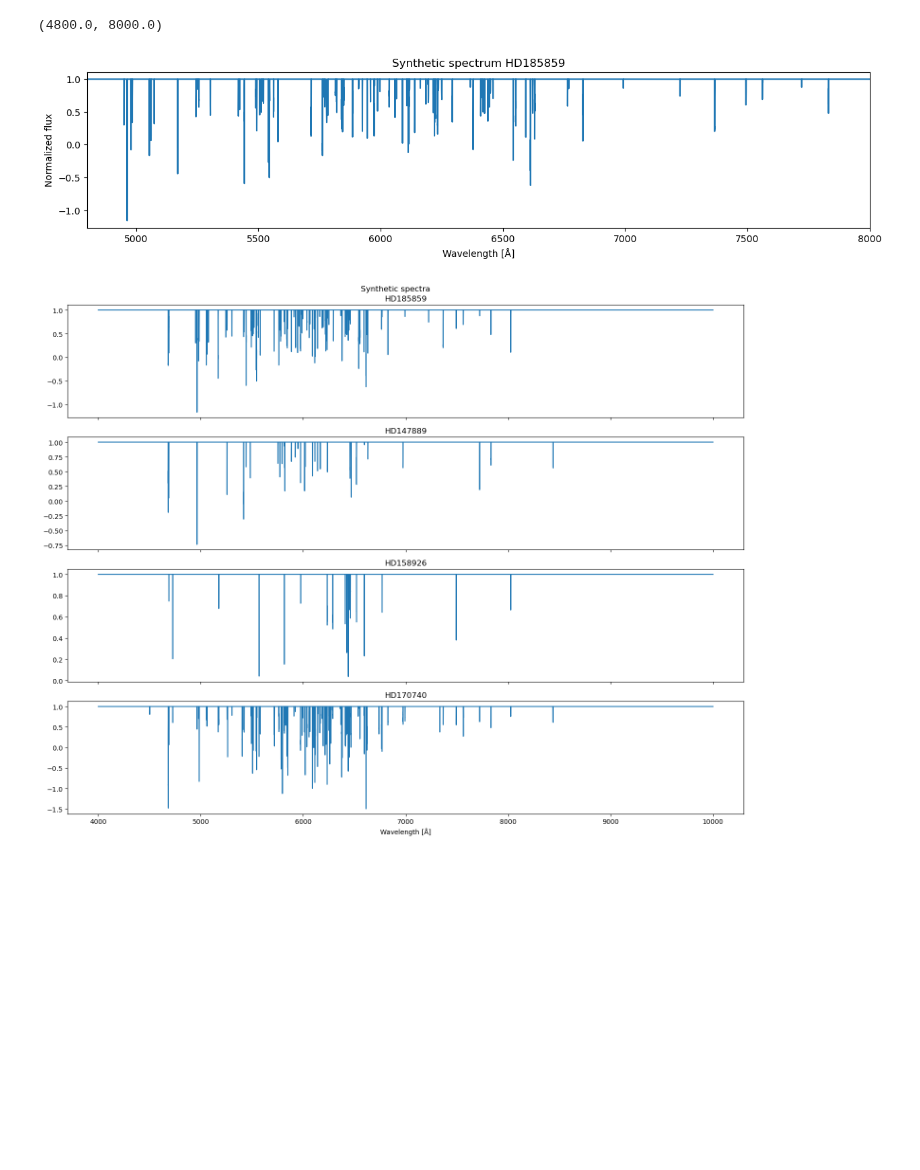
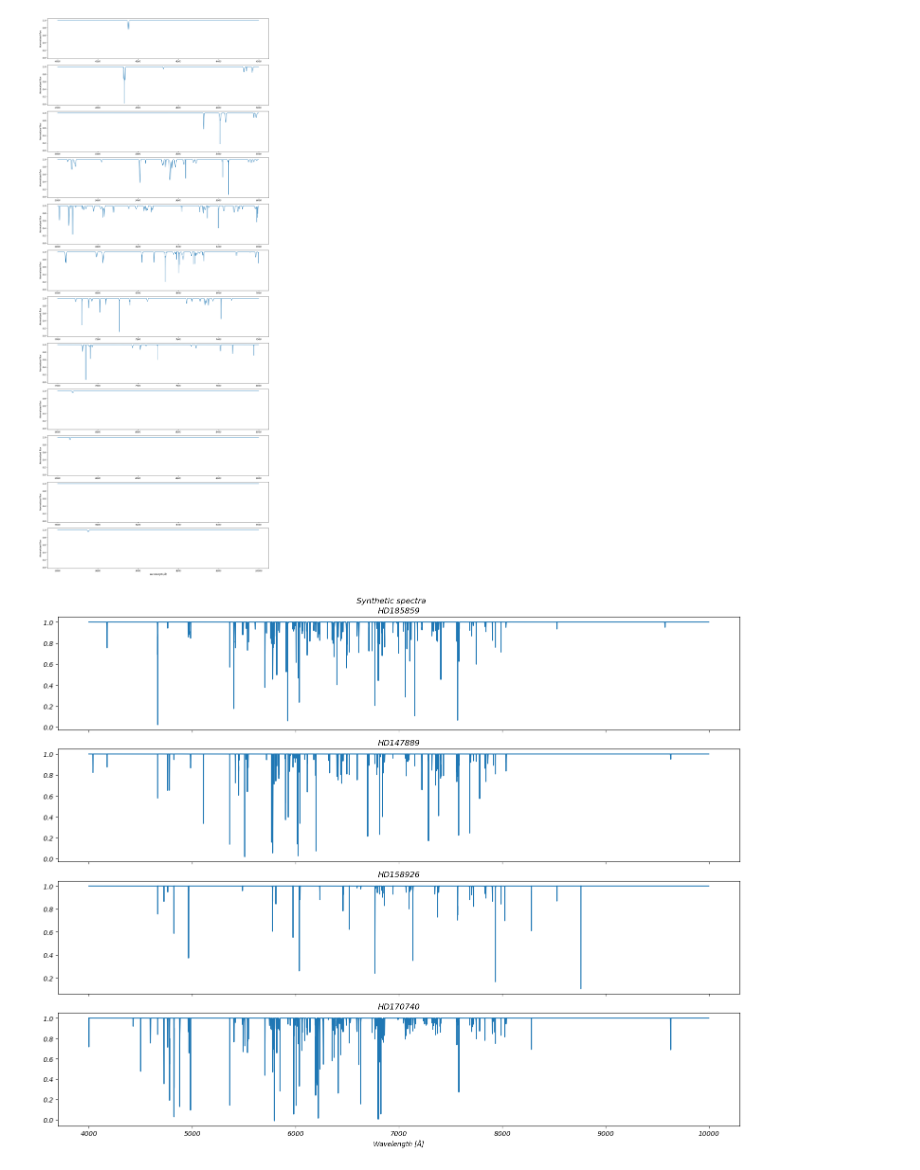
Before and after one commit to JvZeijl/brp-edibles, a Jupyter notebook: synthetic.ipynb, the cells around one changed output. Saved outputs shown, nothing was run; the diff lists cells and outputs as text; code cells hidden in the pictures; blank space fills up the shorter version.

Commit message:
no double profiles in synthetic spectra

```diff
--- a/synthetic.ipynb
+++ b/synthetic.ipynb
@@ -34,14 +34,17 @@ def load_profiles(target: str):
 # %%
 def synthetic_spectrum(wavelength, profiles):
     synth_spectrum = np.ones(wavelength.shape)
+    centers_done = np.array([])
 
     for profile in profiles:
-        profile_mask = (profile.start < wavelength) & (wavelength < profile.end)
+        profile_mask = (profile.start - 3 < wavelength) & (wavelength < profile.end + 3)
+        center = np.mean(np.reshape(profile.parameters, (-1, 4))[:, 0])
         pred = profile.predict(wavelength[profile_mask])
 
-        if len(pred) > 1 and np.min(pred) < -1:
+        if np.any(np.abs(centers_done - center) < 1) or len(pred) > 1 and np.min(pred) < -1:
             continue
 
+        centers_done = np.append(centers_done, [center])
         synth_spectrum[profile_mask] += pred
 
     return synth_spectrum
@@ -50,15 +53,27 @@ targets = ['HD185859', 'HD147889', 'HD158926', 'HD170740']
 wavelength = np.arange(4000, 10_000, 1e-2)
 synthetic_spectra = np.array([synthetic_spectrum(wavelength, load_profiles(target)) for target in targets])
 # %%
-fig, ax = plt.subplots(1, 1, figsize=(15, 3))
-ax.plot(wavelength, synthetic_spectra[0])
-ax.set_ylabel('Normalized flux')
-ax.set_xlabel('Wavelength [Å]')
-ax.set_title('Synthetic spectrum HD185859')
-ax.set_xlim(4800, 8000)
+window_size = 500
+n_plots = np.ceil((wavelength[-1] - wavelength[0]) / window_size).astype(int)
+
+fig, axes = plt.subplots(n_plots, 1, figsize=(15, 3 * n_plots), sharey=True)
+
+for i, ax in enumerate(axes):
+    start = i * window_size + wavelength[0]
+    end = start + window_size
+    range_mask = (start < wavelength) & (wavelength < end)
+
+    ax.plot(wavelength[range_mask], synthetic_spectra[0][range_mask])
+    ax.set_ylabel('Normalized flux')
+
+    # Set label on last plot
+    if i + 1 == n_plots:
+        ax.set_xlabel('Wavelength [Å]')
+
+# fig.suptitle('Synthetic spectrum of HD185859')
+fig.tight_layout()
 # %% [output]
-(4800.0, 8000.0)
-[figure, old version]
+[figure, new version]
 # %%
 fig, axes = plt.subplots(len(targets), 1, figsize=(15, len(targets) * 3), sharex=True)
 
@@ -70,7 +85,7 @@ axes[-1].set_xlabel('Wavelength [Å]')
 fig.suptitle('Synthetic spectra')
 fig.tight_layout()
 # %% [output]
-[figure, old version]
+[figure, new version]
 # %%
 import itertools
 
```
Also changed, not shown: parts of 1 cell of this notebook, 6 other files.
